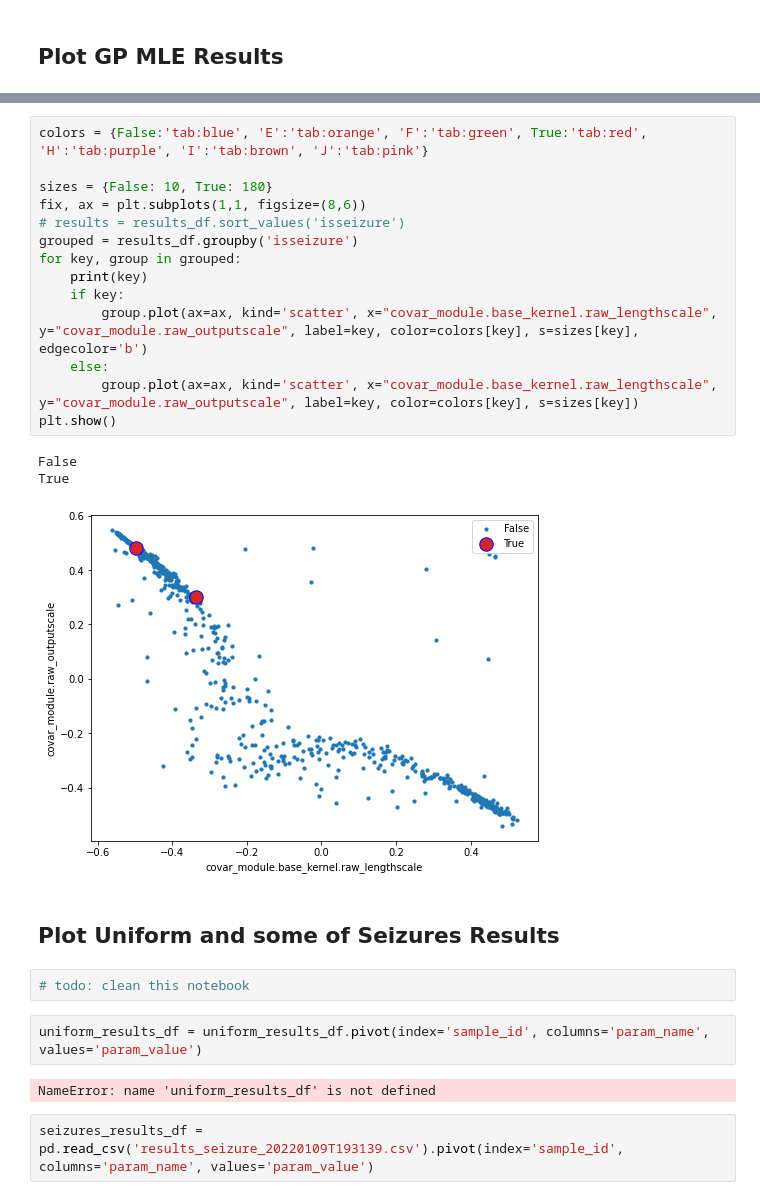
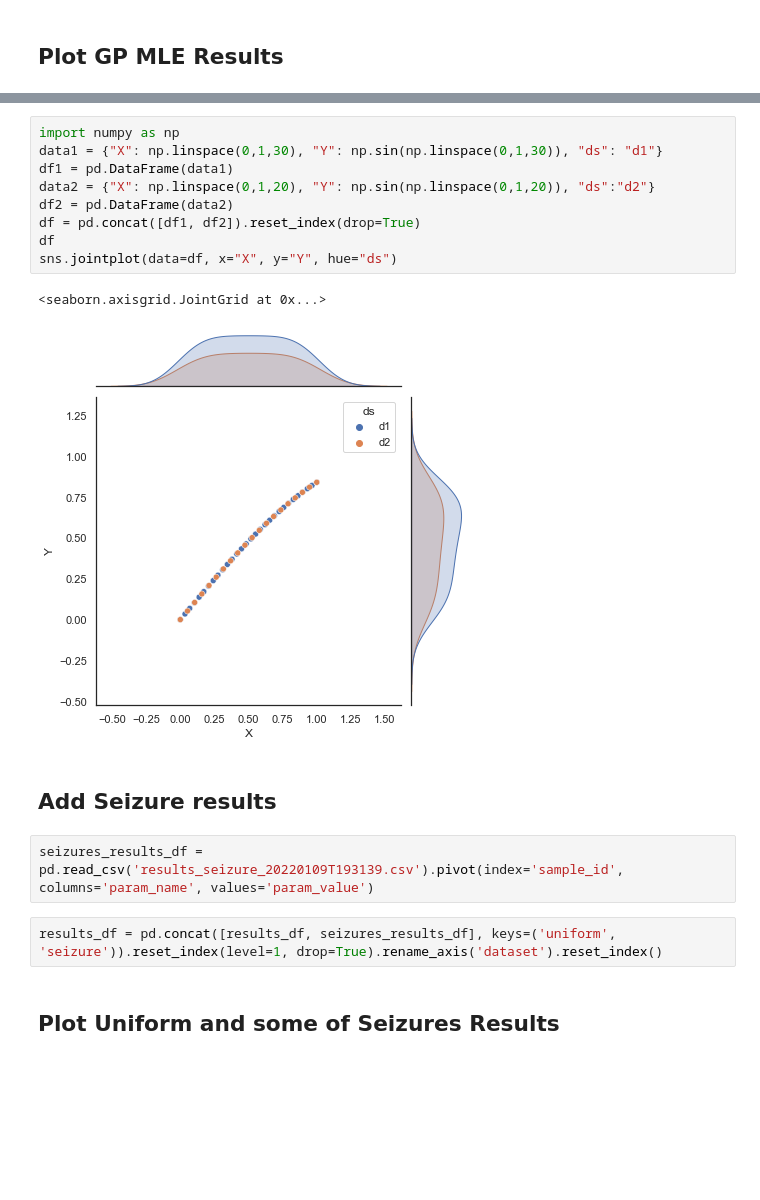
Before and after one commit to noamsgl/msc, a Jupyter notebook: scripts/generate/analyze_gp_results.ipynb, the cells around one changed output, grey strips where cells are left out. Drawn from its saved outputs; the diff is of its cells as text; blank space fills up the shorter version.

```diff
--- a/scripts/generate/analyze_gp_results.ipynb
+++ b/scripts/generate/analyze_gp_results.ipynb
@@ -75,28 +88,20 @@ sns.relplot(data=results_df,
-# %%
-colors = {False:'tab:blue', 'E':'tab:orange', 'F':'tab:green', True:'tab:red', 'H':'tab:purple', 'I':'tab:brown', 'J':'tab:pink'}
-
-sizes = {False: 10, True: 180}
-fix, ax = plt.subplots(1,1, figsize=(8,6))
-# results = results_df.sort_values('isseizure')
-grouped = results_df.groupby('isseizure')
-for key, group in grouped:
-    print(key)
-    if key:
-        group.plot(ax=ax, kind='scatter', x="covar_module.base_kernel.raw_lengthscale", y="covar_module.raw_outputscale", label=key, color=colors[key], s=sizes[key], edgecolor='b')
-    else:
-        group.plot(ax=ax, kind='scatter', x="covar_module.base_kernel.raw_lengthscale", y="covar_module.raw_outputscale", label=key, color=colors[key], s=sizes[key])
-plt.show()
-# %% [output]
-False
-True
-[figure, removed]
+# %%
+import numpy as np
+data1 = {"X": np.linspace(0,1,30), "Y": np.sin(np.linspace(0,1,30)), "ds": "d1"}
+df1 = pd.DataFrame(data1)
+data2 = {"X": np.linspace(0,1,20), "Y": np.sin(np.linspace(0,1,20)), "ds":"d2"}
+df2 = pd.DataFrame(data2)
+df = pd.concat([df1, df2]).reset_index(drop=True)
+df
+sns.jointplot(data=df, x="X", y="Y", hue="ds")
+# %% [output]
+<seaborn.axisgrid.JointGrid at 0x...>
+[figure, added]
+# %% [markdown]
+## Add Seizure results
+# %%
+seizures_results_df = pd.read_csv('results_seizure_20220109T193139.csv').pivot(index='sample_id', columns='param_name', values='param_value')
+# %%
+results_df = pd.concat([results_df, seizures_results_df], keys=('uniform', 'seizure')).reset_index(level=1, drop=True).rename_axis('dataset').reset_index()
 # %% [markdown]
 ## Plot Uniform and some of Seizures Results
-# %%
-# todo: clean this notebook
-# %%
-uniform_results_df = uniform_results_df.pivot(index='sample_id', columns='param_name', values='param_value')
-# %% [output]
-NameError: name 'uniform_results_df' is not defined
-# %%
-seizures_results_df = pd.read_csv('results_seizure_20220109T193139.csv').pivot(index='sample_id', columns='param_name', values='param_value')
```
Also changed, not shown: parts of 7 cells of this notebook.
